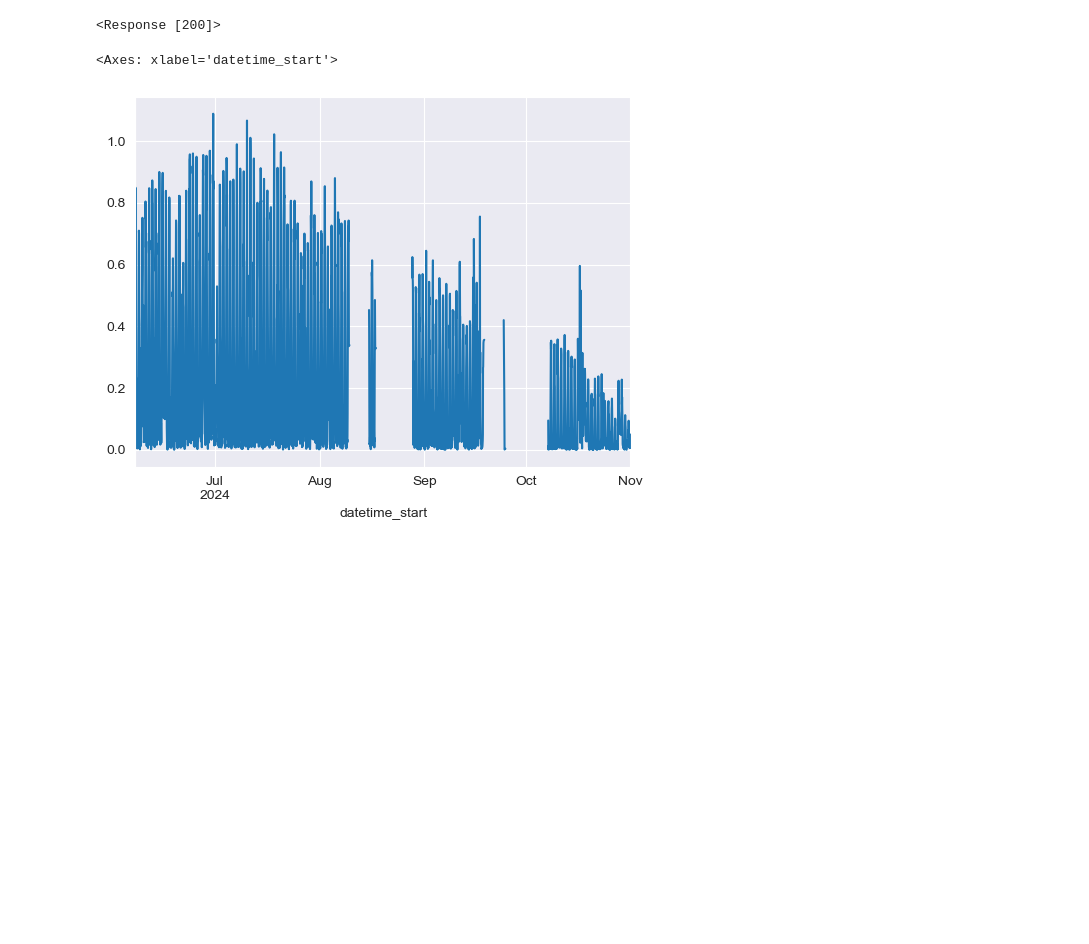
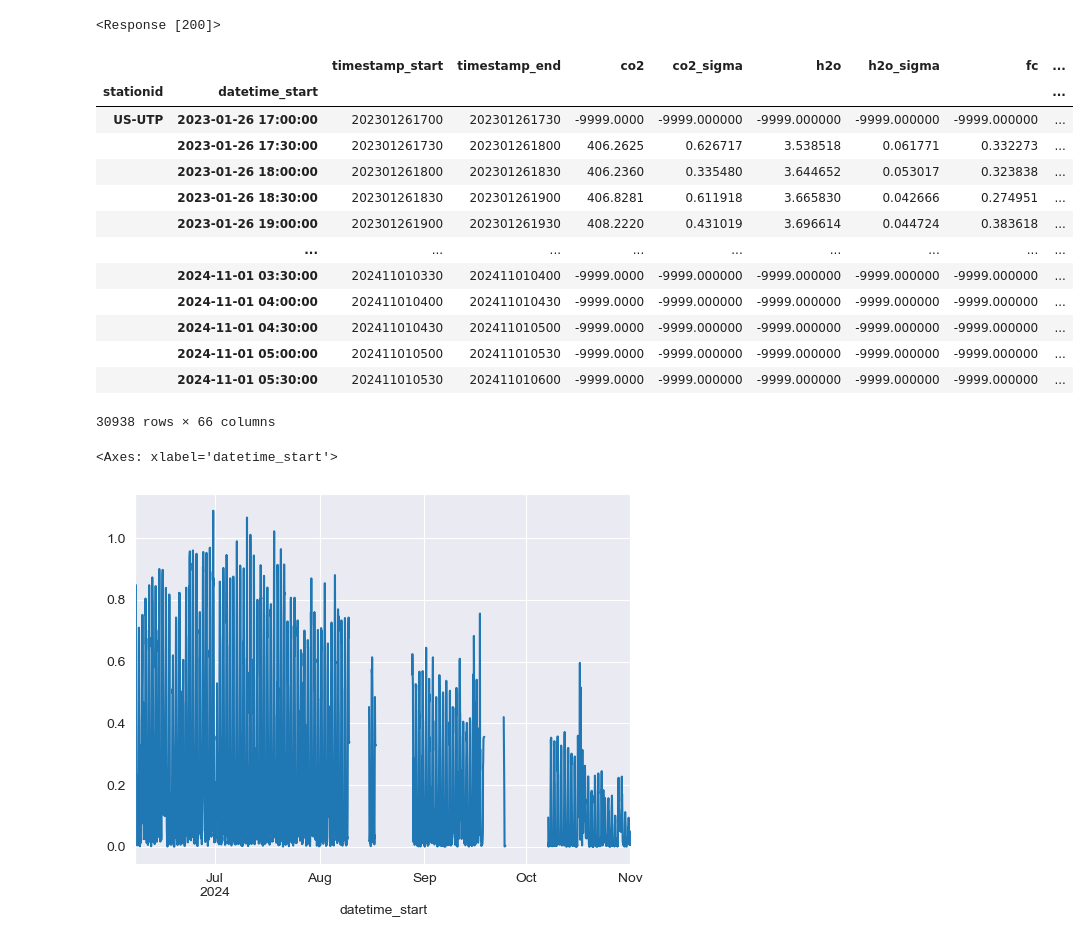
Before and after one commit to utah-geological-survey/MicroMet, a Jupyter notebook: Notebooks/Processing Workflow Notebooks/Pull DB Data and Impute.ipynb, the cells around one changed output. Drawn from its saved outputs; the diff is of its cells as text; code cells hidden in the pictures; blank space fills up the shorter version.

```diff
--- a/Notebooks/Processing Workflow Notebooks/Pull DB Data and Impute.ipynb
+++ b/Notebooks/Processing Workflow Notebooks/Pull DB Data and Impute.ipynb
@@ -156,6 +156,23 @@ if len(data_met) > 0:
 
 if len(data_ed) > 0 and len(data_met) > 0:
     all_data = pd.concat([data_ed,data_met],axis=1)
+# %%
+data_ed.replace(-9999,np.nan,inplace=True)
+# %% [output]
+|  |  | timestamp_start | timestamp_end | co2 | co2_sigma | h2o | h2o_sigma | fc | ... |
+| stationid | datetime_start |  |  |  |  |  |  |  | ... |
+| US-UTP | 2023-01-26 17:00:00 | 202301261700 | 202301261730 | -9999.0000 | -9999.000000 | -9999.000000 | -9999.000000 | -9999.000000 | ... |
+|  | 2023-01-26 17:30:00 | 202301261730 | 202301261800 | 406.2625 | 0.626717 | 3.538518 | 0.061771 | 0.332273 | ... |
+|  | 2023-01-26 18:00:00 | 202301261800 | 202301261830 | 406.2360 | 0.335480 | 3.644652 | 0.053017 | 0.323838 | ... |
+|  | 2023-01-26 18:30:00 | 202301261830 | 202301261900 | 406.8281 | 0.611918 | 3.665830 | 0.042666 | 0.274951 | ... |
+|  | 2023-01-26 19:00:00 | 202301261900 | 202301261930 | 408.2220 | 0.431019 | 3.696614 | 0.044724 | 0.383618 | ... |
+|  | ... | ... | ... | ... | ... | ... | ... | ... | ... |
+|  | 2024-11-01 03:30:00 | 202411010330 | 202411010400 | -9999.0000 | -9999.000000 | -9999.000000 | -9999.000000 | -9999.000000 | ... |
+|  | 2024-11-01 04:00:00 | 202411010400 | 202411010430 | -9999.0000 | -9999.000000 | -9999.000000 | -9999.000000 | -9999.000000 | ... |
+|  | 2024-11-01 04:30:00 | 202411010430 | 202411010500 | -9999.0000 | -9999.000000 | -9999.000000 | -9999.000000 | -9999.000000 | ... |
+|  | 2024-11-01 05:00:00 | 202411010500 | 202411010530 | -9999.0000 | -9999.000000 | -9999.000000 | -9999.000000 | -9999.000000 | ... |
+|  | 2024-11-01 05:30:00 | 202411010530 | 202411010600 | -9999.0000 | -9999.000000 | -9999.000000 | -9999.000000 | -9999.000000 | ... |
+30938 rows × 66 columns
 # %%
 sql = "SELECT * FROM groundwater.amfluxeddy WHERE stationid = 'US-UTP' and datetime_start >= '2024-06-07 9:00'"
 data = pd.read_sql(sql,engine)
```
Also changed, not shown: 2 other files.
